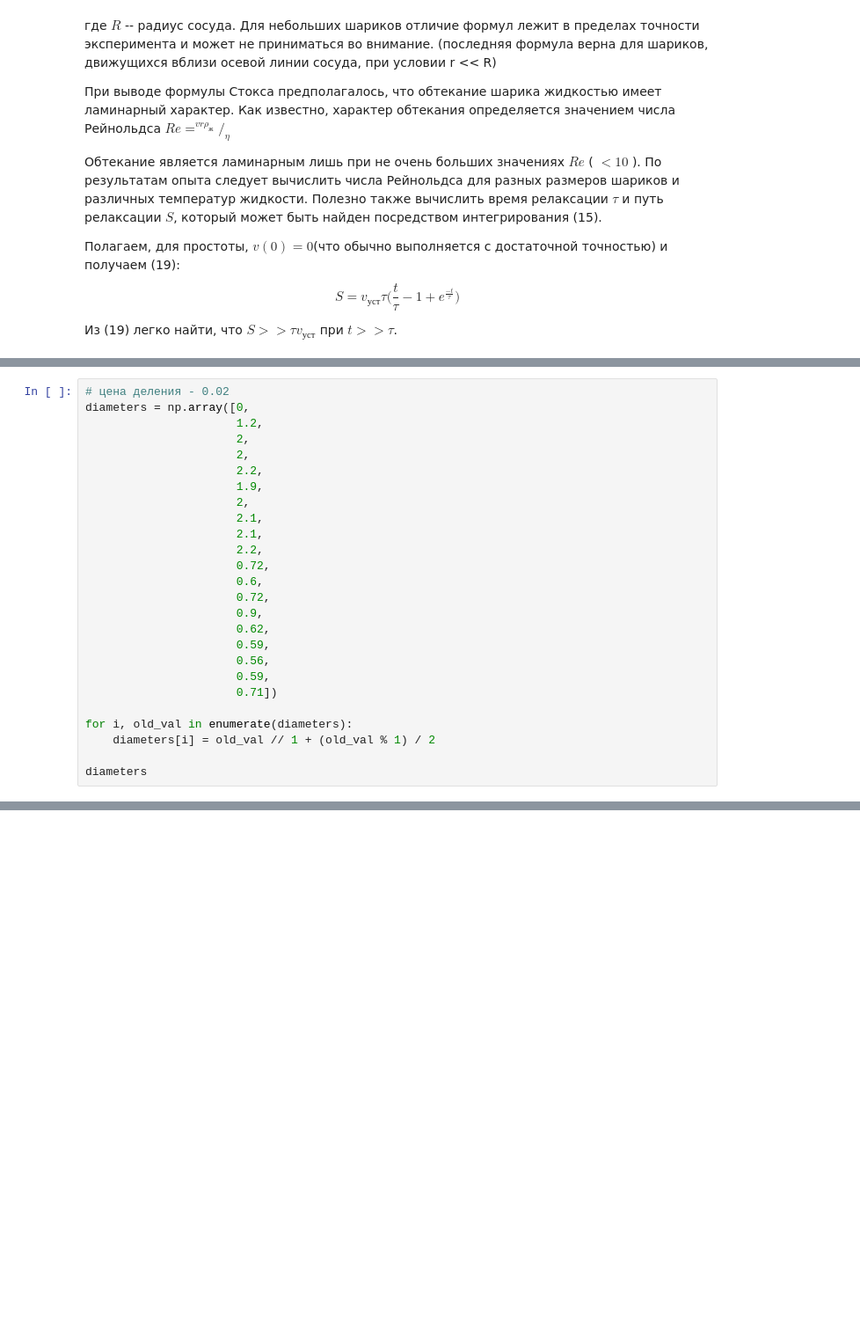
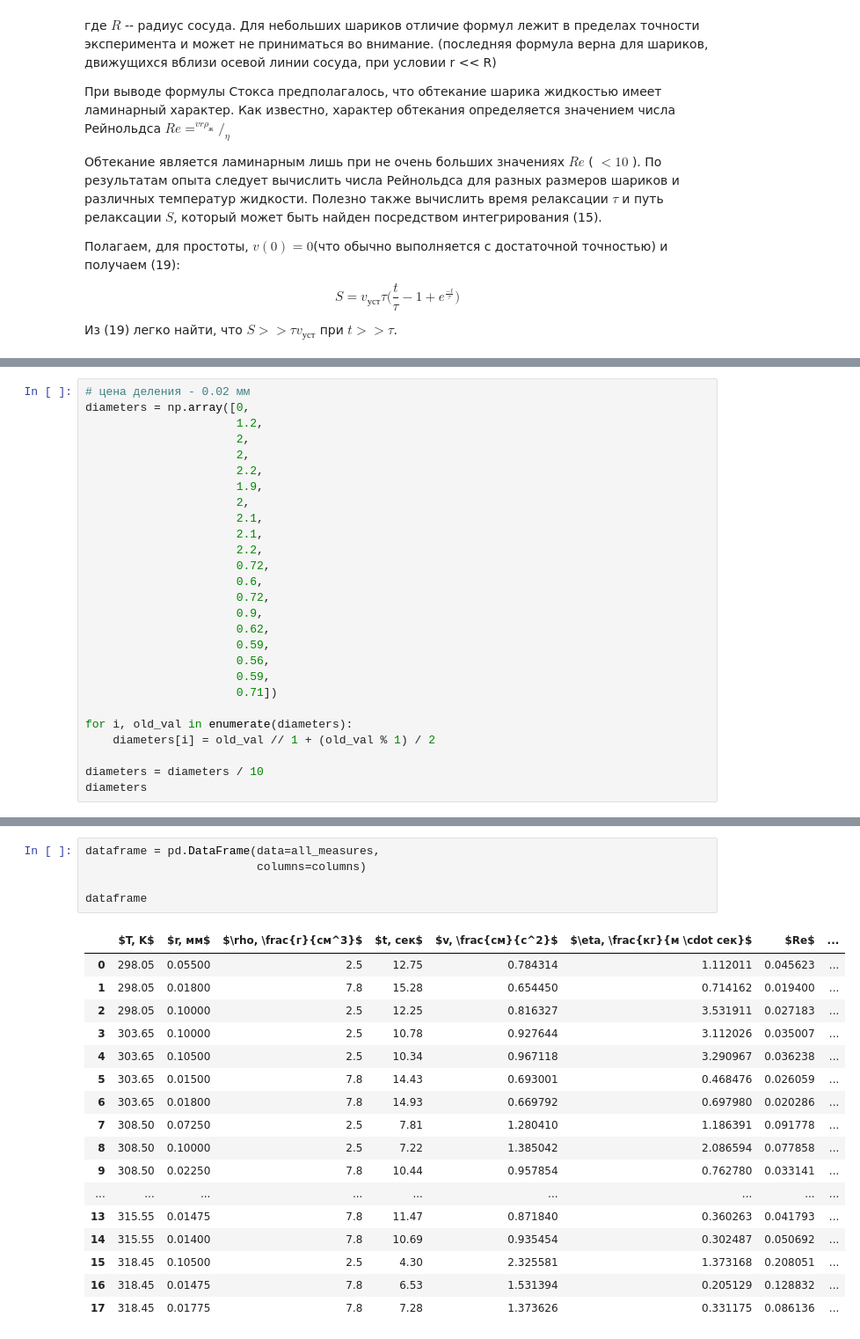
Before and after one commit to rationalex/MIPT_labs, a Jupyter notebook: 5_term/Энергия активации по температурной зависимость вязкости жидкости.ipynb, the cells around one changed output, grey strips where cells are left out. Shown at 88% size. Cells and saved outputs as stored; diff of their text form; blank space fills up the shorter version.

```diff
--- a/5_term/Энергия активации по температурной зависимость вязкости жидкости.ipynb
+++ b/5_term/Энергия активации по температурной зависимость вязкости жидкости.ipynb
@@ -99,5 +243,5 @@ rho_steel = 7.8 # плотность стали, г/см^3
 # %%
-# цена деления - 0.02
+# цена деления - 0.02 мм
 diameters = np.array([0,
                       1.2,
                       2,
@@ -121,5 +265,6 @@ diameters = np.array([0,
 for i, old_val in enumerate(diameters):
     diameters[i] = old_val // 1 + (old_val % 1) / 2
 
+diameters = diameters / 10
 diameters
 # %% [output]
@@ -145,0 +385,23 @@ t = [[12.75, 15.28, 12.25],
+# %%
+dataframe = pd.DataFrame(data=all_measures,
+                         columns=columns)
+
+dataframe
+# %% [output]
+|  | $T, K$ | $r, мм$ | $\rho, \frac{г}{см^3}$ | $t, сек$ | $v, \frac{см}{c^2}$ | $\eta, \frac{кг}{м \cdot сек}$ | $Re$ | ... |
+| 0 | 298.05 | 0.05500 | 2.5 | 12.75 | 0.784314 | 1.112011 | 0.045623 | ... |
+| 1 | 298.05 | 0.01800 | 7.8 | 15.28 | 0.654450 | 0.714162 | 0.019400 | ... |
+| 2 | 298.05 | 0.10000 | 2.5 | 12.25 | 0.816327 | 3.531911 | 0.027183 | ... |
+| 3 | 303.65 | 0.10000 | 2.5 | 10.78 | 0.927644 | 3.112026 | 0.035007 | ... |
+| 4 | 303.65 | 0.10500 | 2.5 | 10.34 | 0.967118 | 3.290967 | 0.036238 | ... |
+| 5 | 303.65 | 0.01500 | 7.8 | 14.43 | 0.693001 | 0.468476 | 0.026059 | ... |
+| 6 | 303.65 | 0.01800 | 7.8 | 14.93 | 0.669792 | 0.697980 | 0.020286 | ... |
+| 7 | 308.50 | 0.07250 | 2.5 | 7.81 | 1.280410 | 1.186391 | 0.091778 | ... |
+| 8 | 308.50 | 0.10000 | 2.5 | 7.22 | 1.385042 | 2.086594 | 0.077858 | ... |
+| 9 | 308.50 | 0.02250 | 7.8 | 10.44 | 0.957854 | 0.762780 | 0.033141 | ... |
+| ... | ... | ... | ... | ... | ... | ... | ... | ... |
+| 13 | 315.55 | 0.01475 | 7.8 | 11.47 | 0.871840 | 0.360263 | 0.041793 | ... |
+| 14 | 315.55 | 0.01400 | 7.8 | 10.69 | 0.935454 | 0.302487 | 0.050692 | ... |
+| 15 | 318.45 | 0.10500 | 2.5 | 4.30 | 2.325581 | 1.373168 | 0.208051 | ... |
+| 16 | 318.45 | 0.01475 | 7.8 | 6.53 | 1.531394 | 0.205129 | 0.128832 | ... |
+| 17 | 318.45 | 0.01775 | 7.8 | 7.28 | 1.373626 | 0.331175 | 0.086136 | ... |
```
Also changed, not shown: parts of 19 cells of this notebook.
